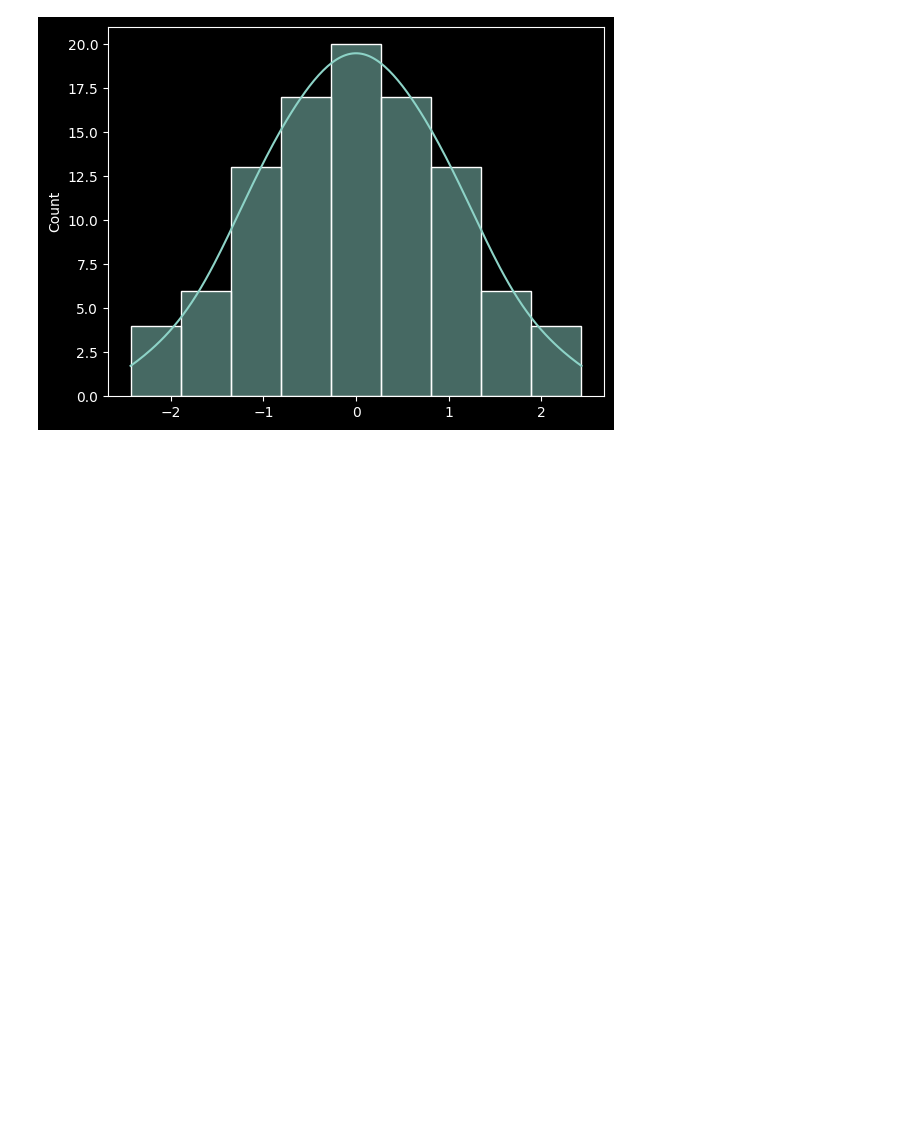
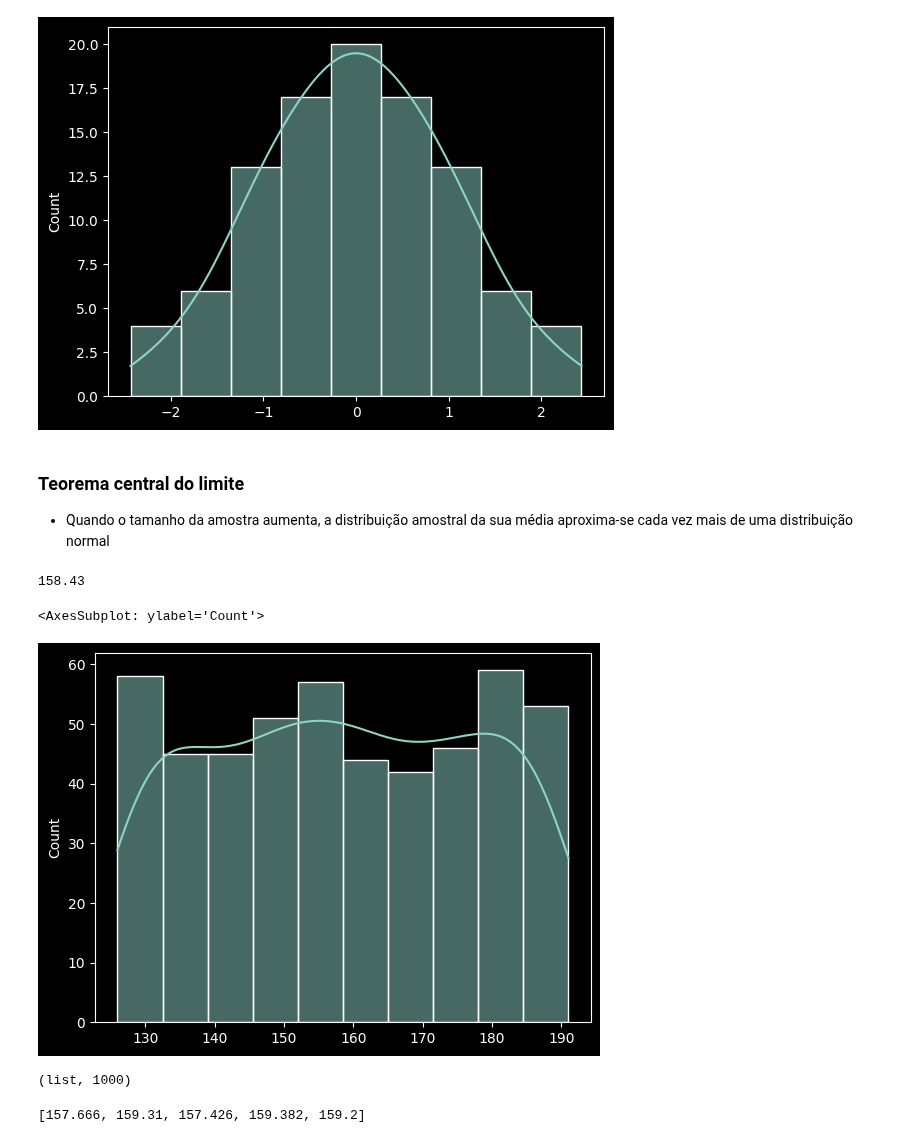
Before and after one commit to Joao-Inacio/Statistics_for-Data_Science, a Jupyter notebook: Distribuições_Estatisticas/Distribuicoes.ipynb, the cells around one changed output. Cells and saved outputs as stored; diff of their text form; code cells hidden in the pictures; blank space fills up the shorter version.

Commit message:
Teoria central do limite

```diff
--- a/Distribuições_Estatisticas/Distribuicoes.ipynb
+++ b/Distribuições_Estatisticas/Distribuicoes.ipynb
@@ -220,3 +220,29 @@ sns.histplot(dados_padronizados, kde=True)
 # %% [output]
 <AxesSubplot: ylabel='Count'>
 [figure]
+# %% [markdown]
+### Teorema central do limite
+- Quando o tamanho da amostra aumenta, a distribuição amostral da sua média aproxima-se cada vez mais de uma distribuição normal
+# %%
+# Criando os dados de alturas
+alturas = np.random.randint(126, 192, 500)
+alturas.mean()
+# %% [output]
+158.43
+# %%
+# Gráfico
+sns.histplot(alturas, kde=True)
+# %% [output]
+<AxesSubplot: ylabel='Count'>
+[figure, added]
+# %%
+# Construído uma lista com várias médias
+medias = [np.mean(np.random.randint(126, 192, 500)) for _ in range(1000)]
+type(medias), len(medias)
+# %% [output]
+(list, 1000)
+# %%
+# Visualizando os valores
+medias[:5]
+# %% [output]
+[157.666, 159.31, 157.426, 159.382, 159.2]
```
Also changed, not shown: parts of 10 cells of this notebook.
